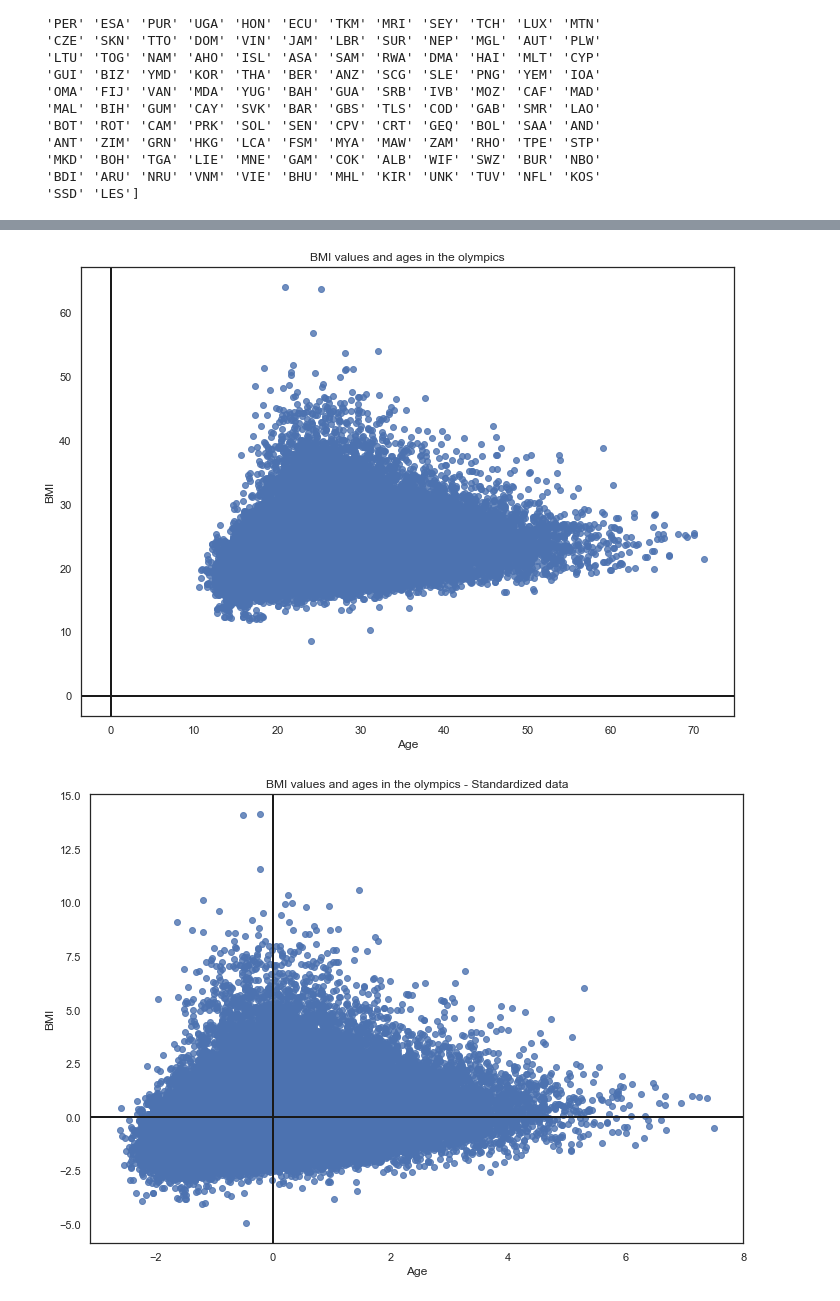
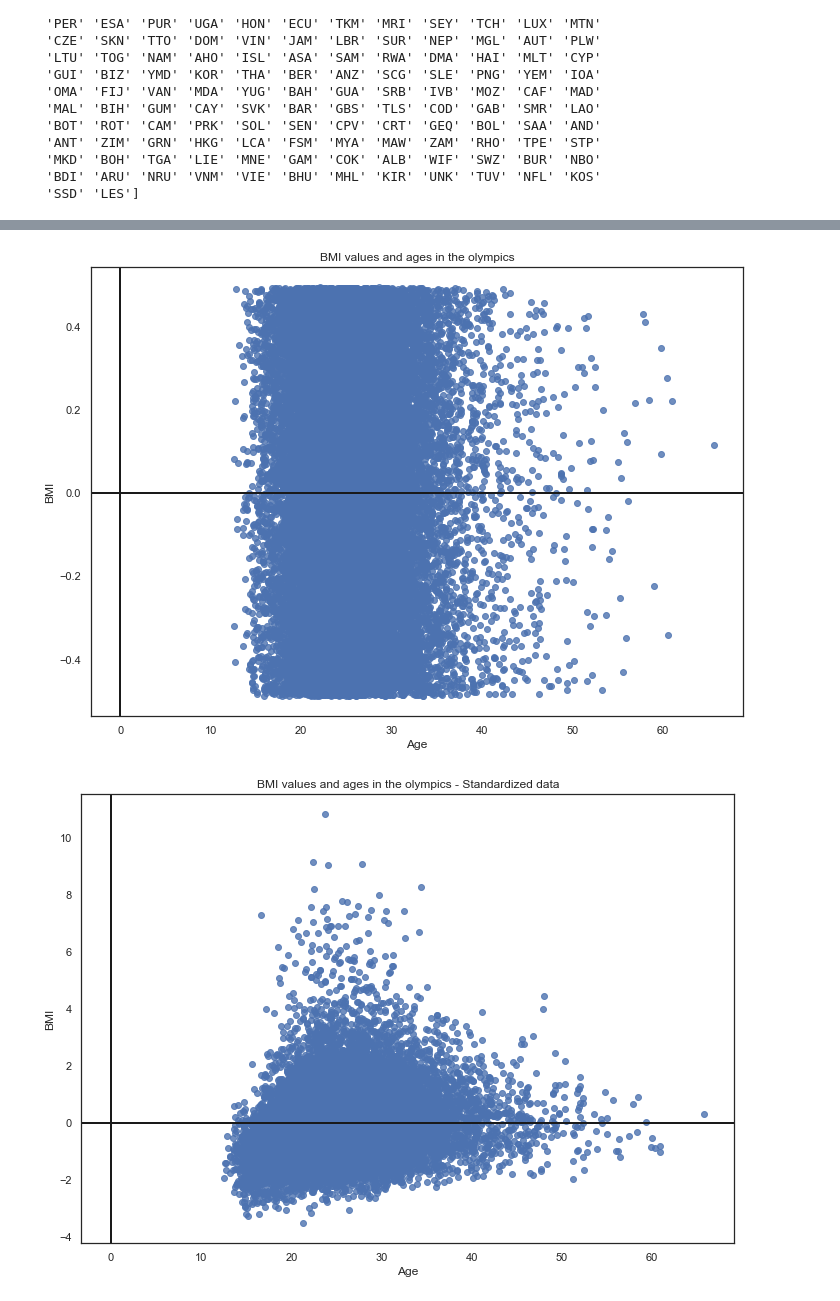
Before and after one commit to jmniet36/Thinkful-Data-Science-Boot-Camp, a Jupyter notebook: Unit 2.1_Drill 8_Preparing a Data Set for Modeling.ipynb, the cells around one changed output, grey strips where cells are left out. Saved outputs shown, nothing was run; the diff lists cells and outputs as text; code cells hidden in the pictures.

```diff
--- a/Unit 2.1_Drill 8_Preparing a Data Set for Modeling.ipynb
+++ b/Unit 2.1_Drill 8_Preparing a Data Set for Modeling.ipynb
@@ -202,0 +290,3 @@ print(df.NOC.unique())
+# %%
+# 7. Got a Medal
+features['Placed'] = np.where((df3['Medal'].isin(['Gold'])), 1, 0)
@@ -202,0 +301,3 @@ print(df.NOC.unique())
+# %%
+# 9. Swimming
+features['Swimming'] = np.where((df3['Sport'].isin(['Swimming'])), 1, 0)
@@ -253,7 +339,7 @@ features['Swimming'] = np.where((df['Sport'].isin(['Swimming'])), 1,0)
 # %%
 sns.regplot(
-    df['Age'],
-    y=df['Height'],
+    df3['Age'],
+    y=df3['Height'],
     y_jitter=.49,
     order=2,
     scatter_kws={'alpha':0.3},
@@ -262,5 +348,5 @@ sns.regplot(
 )
 plt.show()
 
-features['age_squared'] = df['Age'] * df['Age']
+features['age_squared'] = df3['Age'] * df3['Age']
 # %% [output]
@@ -293,9 +379,9 @@ plt.show()
 # %%
 # Create the interaction.
-features['Female Height'] = df['Height'] * features['Female']
-features['Age'] = df['Age']
-features['Year'] = df['Year']
-features['Weight'] = df['Weight']
+features['Female Height'] = df3['Height'] * features['Female']
+features['Age'] = df3['Age']
+features['Year'] = df3['Year']
+features['Weight'] = df3['Weight']
 
 # A plot of an interaction.
 sns.lmplot(
@@ -345,38 +431,38 @@ plt.show()
 # %%
 t = sns.regplot(
-    'Age',
-    'BMI',
+    df3['Age'],
+    features['BMI'],
     df,
     x_jitter=.49,
     y_jitter=.49,
     fit_reg=False
 )
 #t.set(xlim=(-1, 11), ylim=(-1, 11))
 t.axhline(0, color='k', linestyle='-', linewidth=2)
 t.axvline(0, color='k', linestyle='-', linewidth=2)
 t.axes.set_title('BMI values and ages in the olympics')
 plt.show()
 
 # Standardizing variables by subtracting the mean and dividing by the standard
 # deviation. Now both variables are on the same scale.
 features['Age'] = (features['Age'] - features['Age'].mean()) / features['Age'].std()
 features['BMI'] = (features['BMI'] - features['BMI'].mean()) / features['BMI'].std()
 
 t = sns.regplot(
-    'Age',
-    'BMI',
+    df3['Age'],
+    features['BMI'],
     features,
     x_jitter=.49,
     y_jitter=.49,
     fit_reg=False
 )
 t.axhline(0, color='k', linestyle='-', linewidth=2)
 t.axvline(0, color='k', linestyle='-', linewidth=2)
 t.axes.set_title('BMI values and ages in the olympics - Standardized data')
 plt.show()
 # %% [output]
-[figure, old version]
+[figure, new version]
-[figure, old version]
+[figure, new version]
 # %%
 # Rotating the data so that the axes roughly match to vector above.
 features['Age_z_rot'] = math.cos(40) * features['Age'] - math.sin(40) * features['BMI']
```
Also changed, not shown: parts of 46 cells of this notebook.
